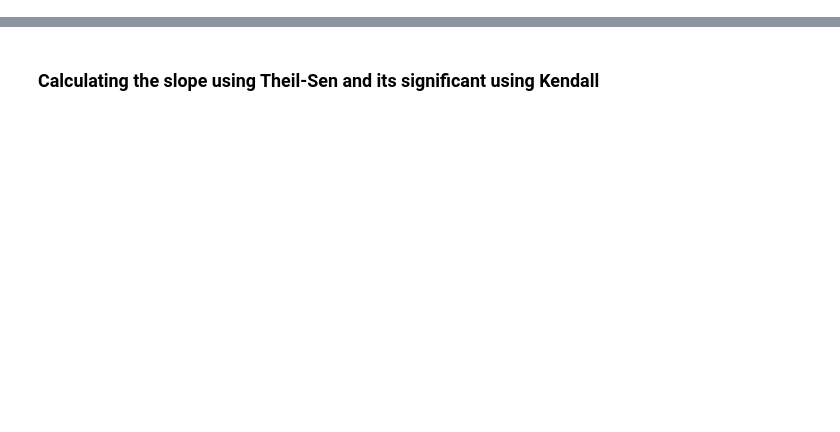
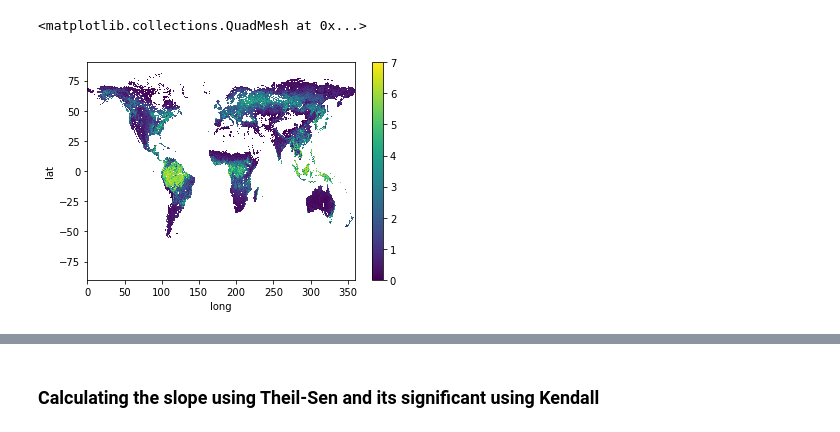
Before and after one commit to hamiddashti/greeness, a Jupyter notebook: codes/src/calculate_natural_variability.ipynb, the cells around one changed output, grey strips where cells are left out. Cells and saved outputs as stored; diff of their text form; code cells hidden in the pictures; blank space fills up the shorter version.

Commit message:
gimms

```diff
--- a/codes/src/calculate_natural_variability.ipynb
+++ b/codes/src/calculate_natural_variability.ipynb
@@ -0,0 +1,33 @@
+# %%
+import numpy as np
+import matplotlib.pylab as plt
+import xarray as xr
+import rioxarray
+myfile = "/data/GIMMS3G/LAI3g/Version4/Original/AVHRRBUVI04.2015juna.abl"
+# with open("/data/GIMMS3G/LAI3g/Version4/Original/AVHRRBUVI04.1988apra.abl", mode='rb') as file: # b is important -> binary
+#     byte = file.read()
+#     while byte != b"":
+#         # Do stuff with byte.
+#         byte = file.read(1)
+#         print(byte)
+f = np.fromfile(myfile,dtype='>u2', count=-1)
+data_orig = f.reshape([2160,4320],order="F")
+data_orig = np.where(data_orig>20000,np.nan,data_orig)
+lai = np.floor(data_orig/10)*10*0.001
+qc = data_orig - np.floor(data_orig/10)*10
+# %%
+lat_vec = np.flip(np.linspace(-90,90,2160))
+long_vec = np.linspace(0,360,4320)
+# lat = np.empty((2160,4320))
+# long = np.empty((2160,4320))
+# for i in np.arange(2160):
+#     for j in np.arange(4320):
+#         lat[i,j] = lat_vec[i]
+#         long[i,j] = long_vec[j]
+
+da = xr.DataArray(
+    data = lai,
+    dims= ["lat","long"],
+    coords = dict(lat=(["lat"],lat_vec),long=(["long"],long_vec))
+    )
+da
@@ -0,0 +46,5 @@
+# %%
+da.
+# %% [output]
+<matplotlib.collections.QuadMesh at 0x...>
+[figure, added]
```
Also changed, not shown: parts of 18 cells of this notebook, 9 other files.
